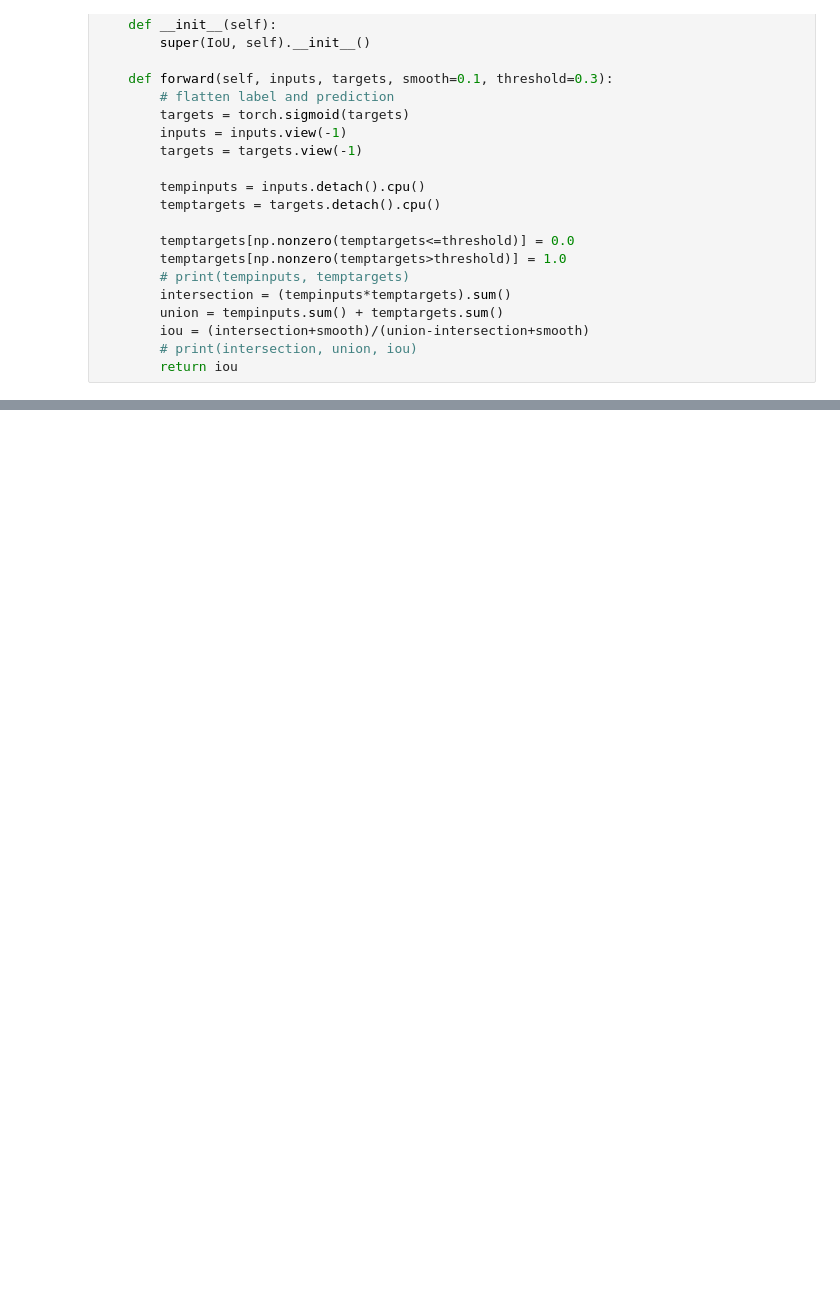
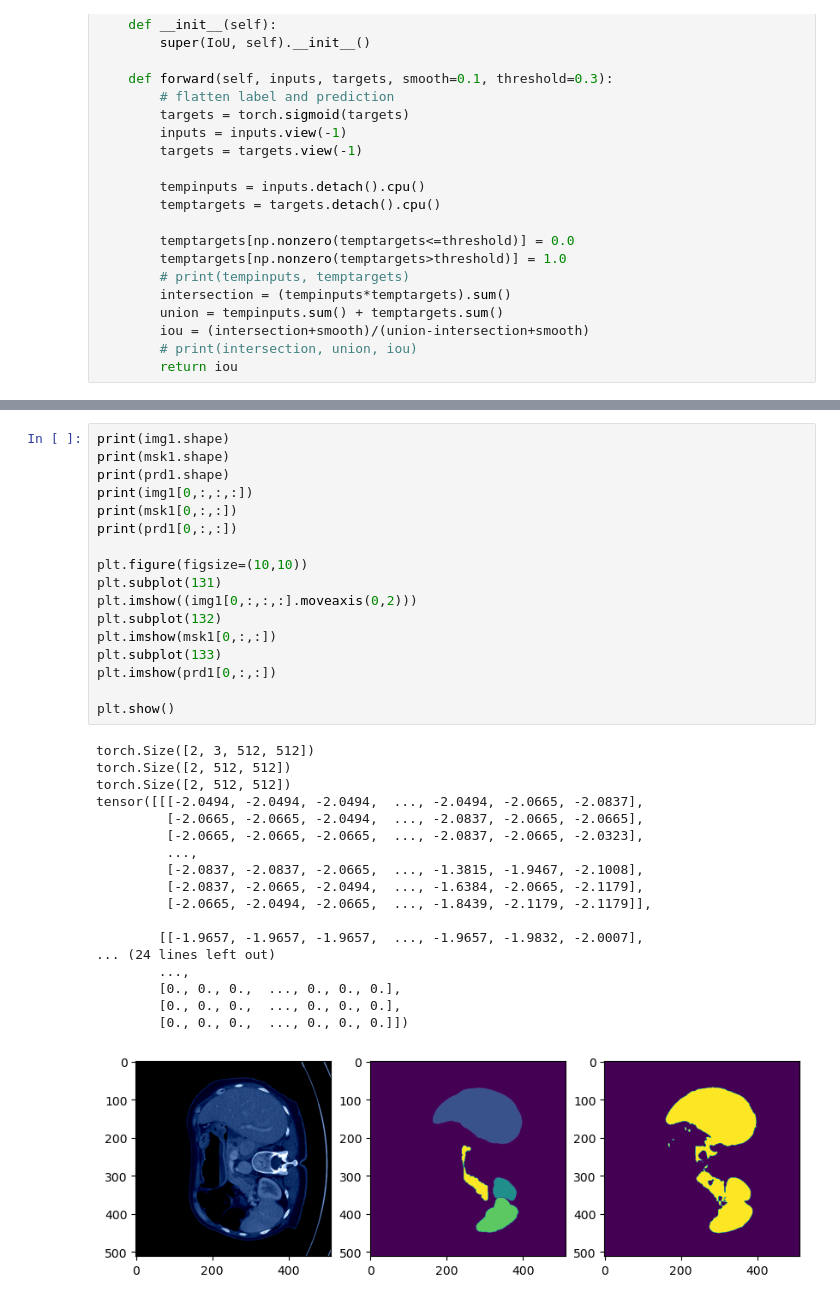
Before and after one commit to fleckleind/AbdomenCT_trial, a Jupyter notebook: abdomenct-transunet.ipynb, the cells around one changed output, grey strips where cells are left out. Drawn from its saved outputs; the diff is of its cells as text; blank space fills up the shorter version.

```diff
--- a/abdomenct-transunet.ipynb
+++ b/abdomenct-transunet.ipynb
@@ -677,0 +689,36 @@ Validation Accuracy:0.6141307950019836
+# %%
+print(img1.shape)
+print(msk1.shape)
+print(prd1.shape)
+print(img1[0,:,:,:])
+print(msk1[0,:,:])
+print(prd1[0,:,:])
+
+plt.figure(figsize=(10,10))
+plt.subplot(131)
+plt.imshow((img1[0,:,:,:].moveaxis(0,2)))
+plt.subplot(132)
+plt.imshow(msk1[0,:,:])
+plt.subplot(133)
+plt.imshow(prd1[0,:,:])
+
+plt.show()
+# %% [output]
+torch.Size([2, 3, 512, 512])
+torch.Size([2, 512, 512])
+torch.Size([2, 512, 512])
+tensor([[[-2.0494, -2.0494, -2.0494,  ..., -2.0494, -2.0665, -2.0837],
+         [-2.0665, -2.0665, -2.0494,  ..., -2.0837, -2.0665, -2.0665],
+         [-2.0665, -2.0665, -2.0665,  ..., -2.0837, -2.0665, -2.0323],
+         ...,
+         [-2.0837, -2.0837, -2.0665,  ..., -1.3815, -1.9467, -2.1008],
+         [-2.0837, -2.0665, -2.0494,  ..., -1.6384, -2.0665, -2.1179],
+         [-2.0665, -2.0494, -2.0665,  ..., -1.8439, -2.1179, -2.1179]],
+
+        [[-1.9657, -1.9657, -1.9657,  ..., -1.9657, -1.9832, -2.0007],
+... (24 lines left out)
+        ...,
+        [0., 0., 0.,  ..., 0., 0., 0.],
+        [0., 0., 0.,  ..., 0., 0., 0.],
+        [0., 0., 0.,  ..., 0., 0., 0.]])
+[figure, added]
```
Also changed, not shown: parts of 3 cells of this notebook.
